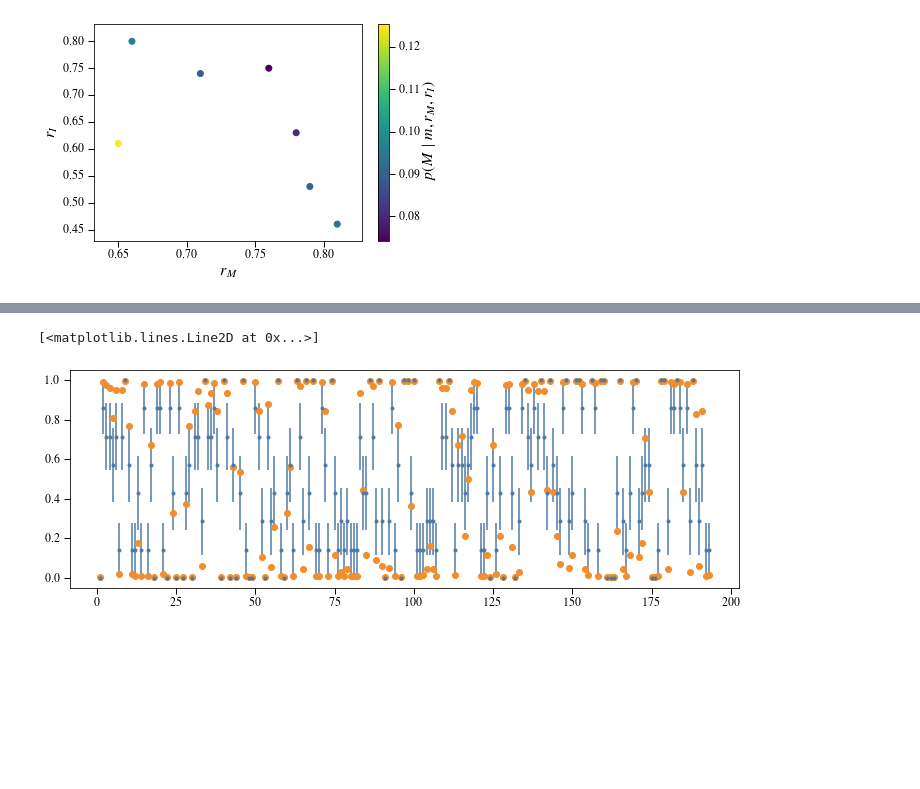
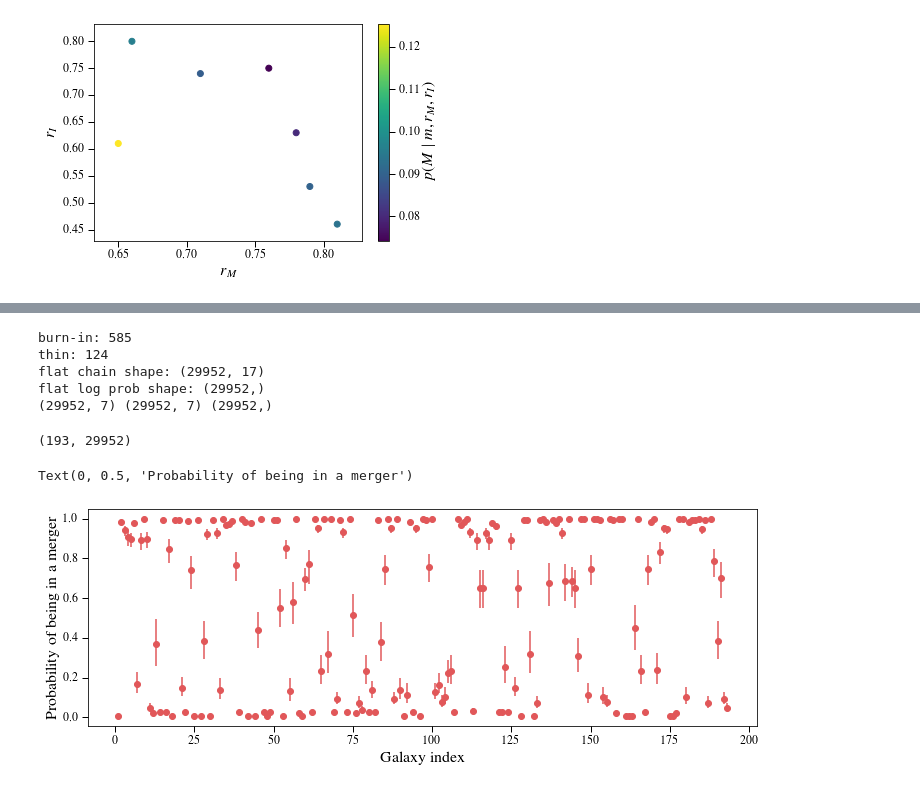
Before and after one commit to dncnwtts/merger_classification, a Jupyter notebook: Read_Raw_Data.ipynb, the cells around one changed output, grey strips where cells are left out. Cells and saved outputs as stored; diff of their text form; code cells hidden in the pictures; blank space fills up the shorter version.

```diff
--- a/Read_Raw_Data.ipynb
+++ b/Read_Raw_Data.ipynb
@@ -189,4 +202,4 @@ get_merger_prob(bla[0], r_Ms, r_Is)
 # %%
 p_Ms = np.zeros(len(bla))
 for i in range(len(bla)):
-    p_Ms[i] = get_merger_prob(bla[i], r_Ms, r_Is)
+    p_Ms[i] = get_merger_prob(bla[i], r_Ms, r_Is, flags=flags[i])
@@ -193,8 +222,49 @@ for i in range(len(bla)):
+# %%
+import emcee
+import numpy as np
+filename = 'samples_8.h5'
+
+reader = emcee.backends.HDFBackend(filename)
+
+tau = reader.get_autocorr_time()
+burnin = int(2 * np.max(tau))
+thin = int(0.5 * np.min(tau))
+samples = reader.get_chain(discard=burnin, flat=True, thin=thin)
+log_prob_samples = reader.get_log_prob(discard=burnin, flat=True, thin=thin)
+
+print("burn-in: {0}".format(burnin))
+print("thin: {0}".format(thin))
+print("flat chain shape: {0}".format(samples.shape))
+print("flat log prob shape: {0}".format(log_prob_samples.shape))
+
+Bms, r_Ms, r_Is = samples[:,0], samples[:,1:8], samples[:,9:-1]
+print(r_Ms.shape, r_Is.shape, Bms.shape)
+# %% [output]
+burn-in: 585
+thin: 124
+flat chain shape: (29952, 17)
+flat log prob shape: (29952,)
+(29952, 7) (29952, 7) (29952,)
+# %%
+p_Ms_MC = np.zeros((len(bla), len(Bms)))
+
+f_Ms = Bms/70
+for i in range(len(bla)):
+    for n in range(len(Bms)):
+        p_Ms_MC[i,n] = get_merger_prob(bla[i], r_Ms[n], r_Is[n], f_M=f_Ms[n], flags=flags[i])
+# %%
+print(p_Ms_MC.shape)
+# %% [output]
+(193, 29952)
+# %%
+lls, cens, uls = np.percentile(p_Ms_MC, np.array([50-16, 50, 50+16]), axis=1)
 # %%
 plt.figure(figsize=(12, 4))
-plt.errorbar(np.arange(1, 193+1), bla.mean(axis=1), yerr=bla.std(axis=1)/7**0.5, fmt='.')
+#plt.errorbar(np.arange(1, 193+1), bla.mean(axis=1), yerr=bla.std(axis=1)/7**0.5, fmt='.')
 
-plt.plot(np.arange(1, 193+1), p_Ms, 'o')
+plt.errorbar(np.arange(1,193+1), cens, yerr=[cens-lls, uls-cens], fmt='o', color='C2')
+plt.xlabel('Galaxy index')
+plt.ylabel('Probability of being in a merger')
 # %% [output]
-[<matplotlib.lines.Line2D at 0x...>]
+Text(0, 0.5, 'Probability of being in a merger')
-[figure, old version]
+[figure, new version]
```
Also changed, not shown: parts of 11 cells of this notebook.
